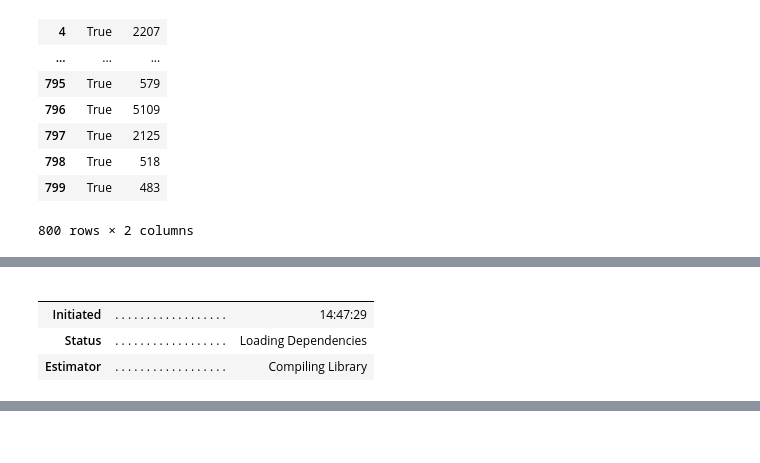
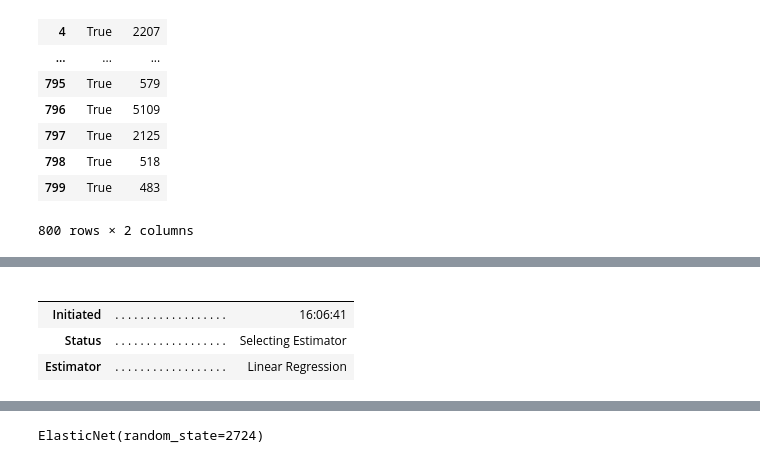
Before and after one commit to myguardian/Osteoporosis, a Jupyter notebook: 6-Survival_Analysis/Survival-CoxPHFitter.ipynb, the cells around one changed output, grey strips where cells are left out. Drawn from its saved outputs; the diff is of its cells as text; code cells hidden in the pictures.

Commit message:
implemented using pycaret to find the best model and rendered the graph

```diff
--- a/6-Survival_Analysis/Survival-CoxPHFitter.ipynb
+++ b/6-Survival_Analysis/Survival-CoxPHFitter.ipynb
@@ -136,10 +136,12 @@ clf = setup(mergedData, target='time',feature_selection=True)
 # %%
 
 best_model = compare_models()
+best_model
 # %% [output]
 |  |  |  |
 |  |  |  |
-| Initiated | . . . . . . . . . . . . . . . . . . | 14:47:29 |
-| Status | . . . . . . . . . . . . . . . . . . | Loading Dependencies |
-| Estimator | . . . . . . . . . . . . . . . . . . | Compiling Library |
+| Initiated | . . . . . . . . . . . . . . . . . . | 16:06:41 |
+| Status | . . . . . . . . . . . . . . . . . . | Selecting Estimator |
+| Estimator | . . . . . . . . . . . . . . . . . . | Linear Regression |
 [interactive output not drawn]
+ElasticNet(random_state=2724)
```
Also changed, not shown: parts of 7 cells of this notebook, 1 other file.
